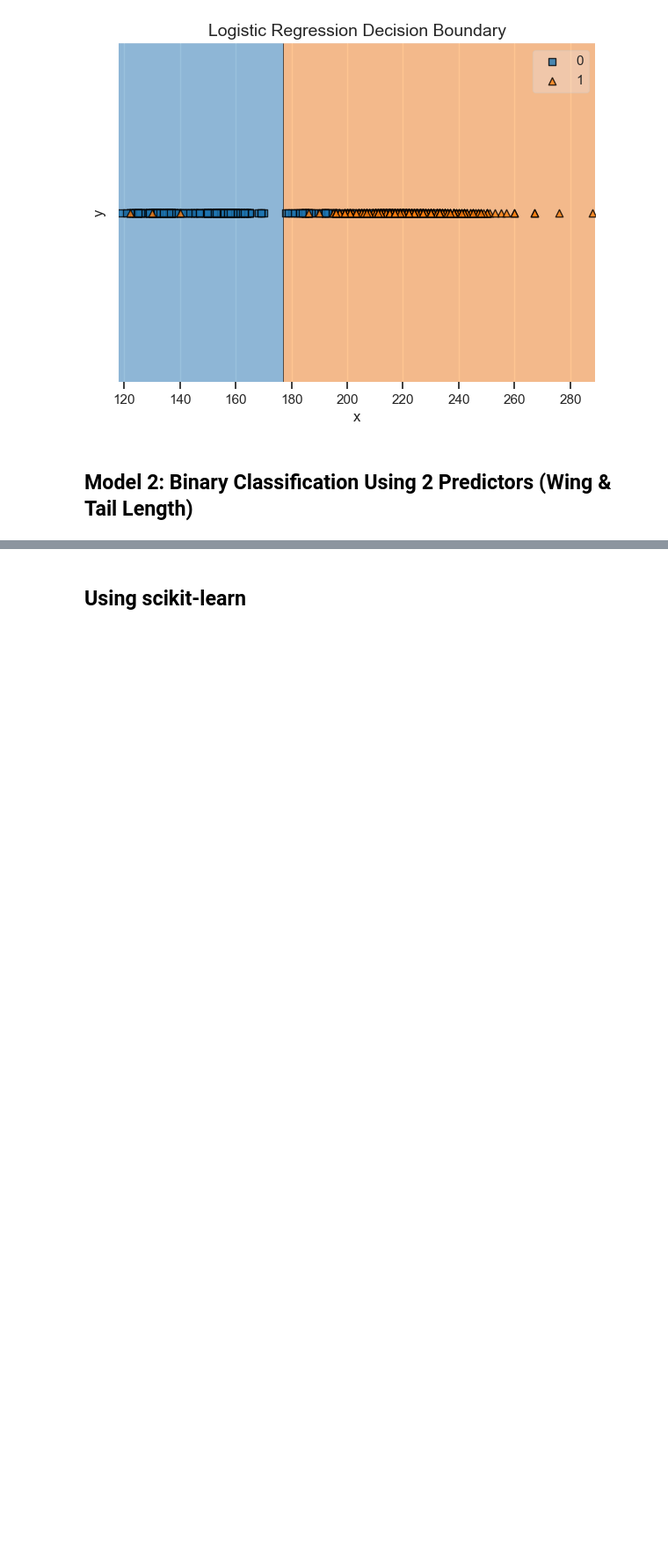
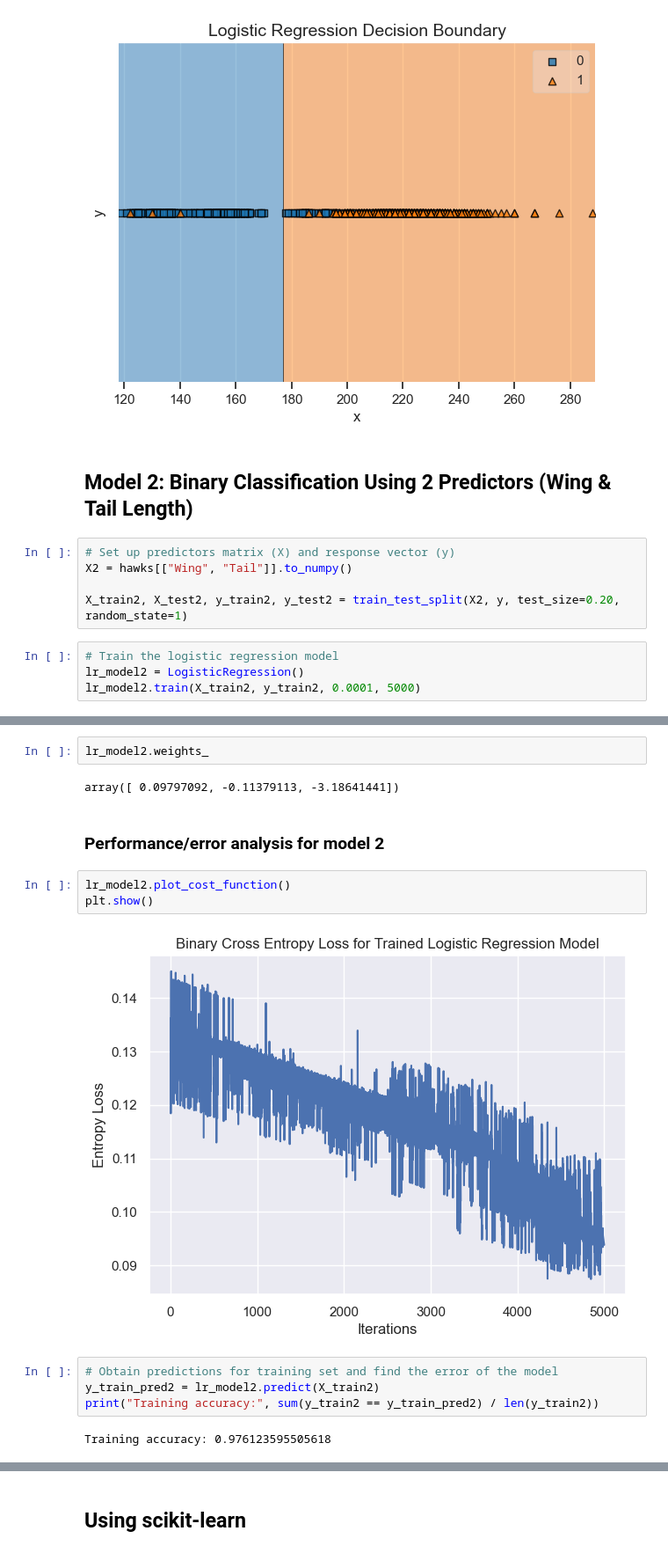
Before and after one commit to kary5678/INDE-577, a Jupyter notebook: supervised-learning/logistic_regression/logistic_regression.ipynb, the cells around one changed output, grey strips where cells are left out. Shown at 88% size. Saved outputs shown, nothing was run; the diff lists cells and outputs as text; blank space fills up the shorter version.

Commit message:
Add 2nd+3rd logistic regression model

```diff
--- a/supervised-learning/logistic_regression/logistic_regression.ipynb
+++ b/supervised-learning/logistic_regression/logistic_regression.ipynb
@@ -298,3 +283,12 @@ lr_model.plot_decision_boundary(X, y)
 [figure]
 # %% [markdown]
 ## Model 2: Binary Classification Using 2 Predictors (Wing & Tail Length)
+# %%
+# Set up predictors matrix (X) and response vector (y)
+X2 = hawks[["Wing", "Tail"]].to_numpy()
+
+X_train2, X_test2, y_train2, y_test2 = train_test_split(X2, y, test_size=0.20, random_state=1)
+# %%
+# Train the logistic regression model
+lr_model2 = LogisticRegression()
+lr_model2.train(X_train2, y_train2, 0.0001, 5000)
@@ -300,0 +299,17 @@ lr_model.plot_decision_boundary(X, y)
+# %%
+lr_model2.weights_
+# %% [output]
+array([ 0.09797092, -0.11379113, -3.18641441])
+# %% [markdown]
+### Performance/error analysis for model 2
+# %%
+lr_model2.plot_cost_function()
+plt.show()
+# %% [output]
+[figure, added]
+# %%
+# Obtain predictions for training set and find the error of the model
+y_train_pred2 = lr_model2.predict(X_train2)
+print("Training accuracy:", sum(y_train2 == y_train_pred2) / len(y_train2))
+# %% [output]
+Training accuracy: 0.976123595505618
```
Also changed, not shown: parts of 22 cells of this notebook.
